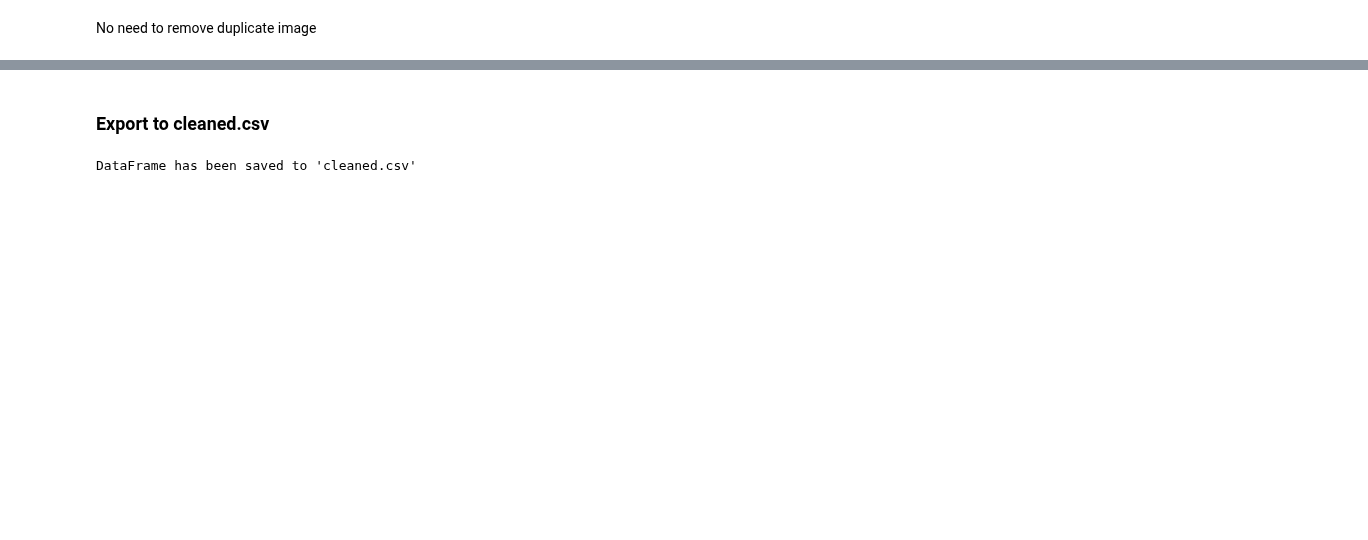
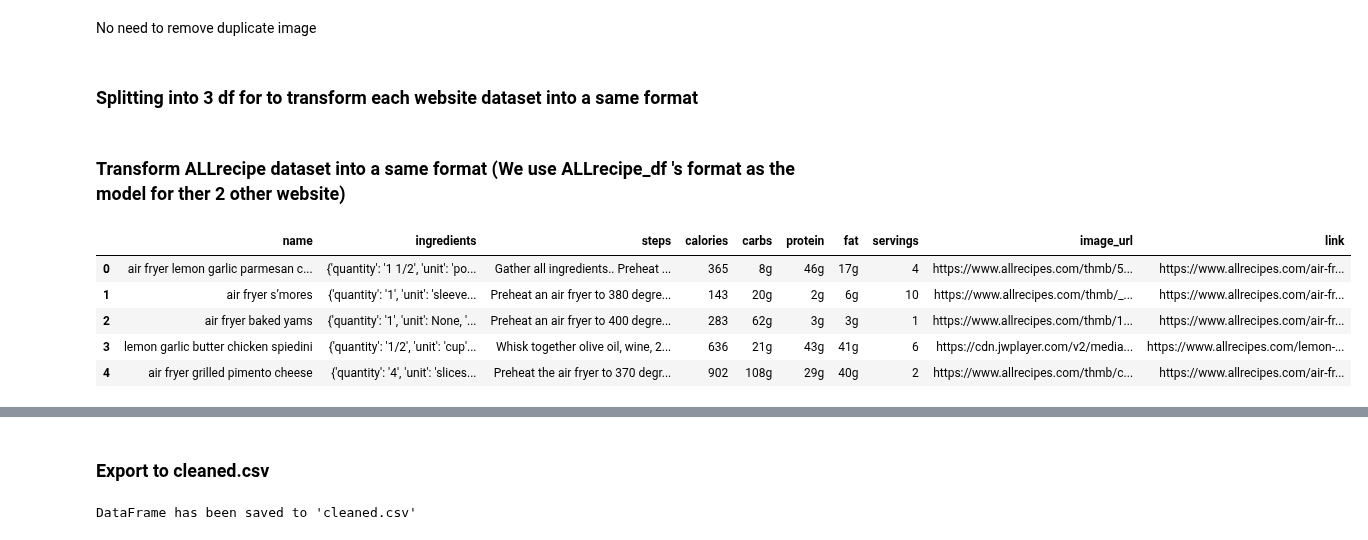
Before and after one commit to DaC00KIE/BDA-Ian-ngecarry, a Jupyter notebook: Preprocess.ipynb, the cells around one changed output, grey strips where cells are left out. Drawn from its saved outputs; the diff is of its cells as text; code cells hidden in the pictures; blank space fills up the shorter version.

Commit message:
Pre processing checkpoint 2
Split the food_df to by the links to edit the format of each websites's data

```diff
--- a/Preprocess.ipynb
+++ b/Preprocess.ipynb
@@ -9,7 +9,7 @@ from IPython.display import Image
 ### Import dataset
 # %%
 # Load Dataset Allrecipes
-food_df = pd.read_csv('Food_Dataset.csv')
+food_df = pd.read_csv('Food_Dataset.csv', index_col=None)
 food_df.head()
 # %% [output]
 |  | name | ingredients | steps | calories | carbs | protein | fat | servings | image_url | link |
@@ -164,3 +164,29 @@ Image(url=image_url)
 [interactive output not drawn]
 # %% [markdown]
 No need to remove duplicate image
+# %% [markdown]
+### Splitting into 3 df for to transform each website dataset into a same format
+# %%
+# Ensure there are no leading or trailing spaces in the link column
+food_df['link'] = food_df['link'].str.strip()
+
+# Split the DataFrame based on the 'link' column
+Allrecipe_df = food_df[food_df['link'].str.contains('https://www.allrecipes.com', na=False)]
+BBC_df = food_df[food_df['link'].str.contains('https://www.bbcgoodfood.com', na=False)]
+Taste_df = food_df[food_df['link'].str.contains('https://www.taste.com.au', na=False)]
+
+# Reset the index
+Allrecipe_df.reset_index(drop=True, inplace=True)
+BBC_df.reset_index(drop=True, inplace=True)
+Taste_df.reset_index(drop=True, inplace=True)
+# %% [markdown]
+### Transform ALLrecipe dataset into a same format (We use ALLrecipe_df 's format as the model for ther 2 other website)
+# %%
+Allrecipe_df.head()
+# %% [output]
+|  | name | ingredients | steps | calories | carbs | protein | fat | servings | image_url | link |
+| 0 | air fryer lemon garlic parmesan c... | {'quantity': '1 1/2', 'unit': 'po... | Gather all ingredients.. Preheat ... | 365 | 8g | 46g | 17g | 4 | https://www.allrecipes.com/thmb/5... | https://www.allrecipes.com/air-fr... |
+| 1 | air fryer s’mores | {'quantity': '1', 'unit': 'sleeve... | Preheat an air fryer to 380 degre... | 143 | 20g | 2g | 6g | 10 | https://www.allrecipes.com/thmb/_... | https://www.allrecipes.com/air-fr... |
+| 2 | air fryer baked yams | {'quantity': '1', 'unit': None, '... | Preheat an air fryer to 400 degre... | 283 | 62g | 3g | 3g | 1 | https://www.allrecipes.com/thmb/1... | https://www.allrecipes.com/air-fr... |
+| 3 | lemon garlic butter chicken spiedini | {'quantity': '1/2', 'unit': 'cup'... | Whisk together olive oil, wine, 2... | 636 | 21g | 43g | 41g | 6 | https://cdn.jwplayer.com/v2/media... | https://www.allrecipes.com/lemon-... |
+| 4 | air fryer grilled pimento cheese | {'quantity': '4', 'unit': 'slices... | Preheat the air fryer to 370 degr... | 902 | 108g | 29g | 40g | 2 | https://www.allrecipes.com/thmb/c... | https://www.allrecipes.com/air-fr... |
```
Also changed, not shown: parts of 12 cells of this notebook.
